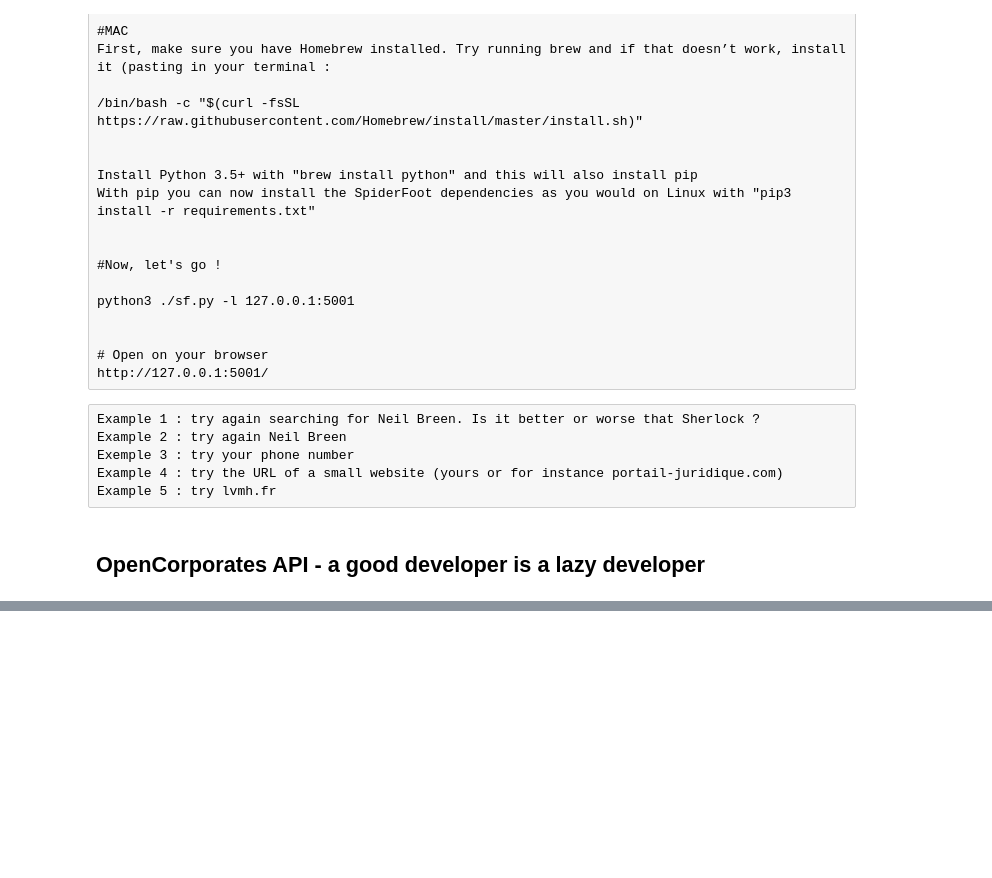
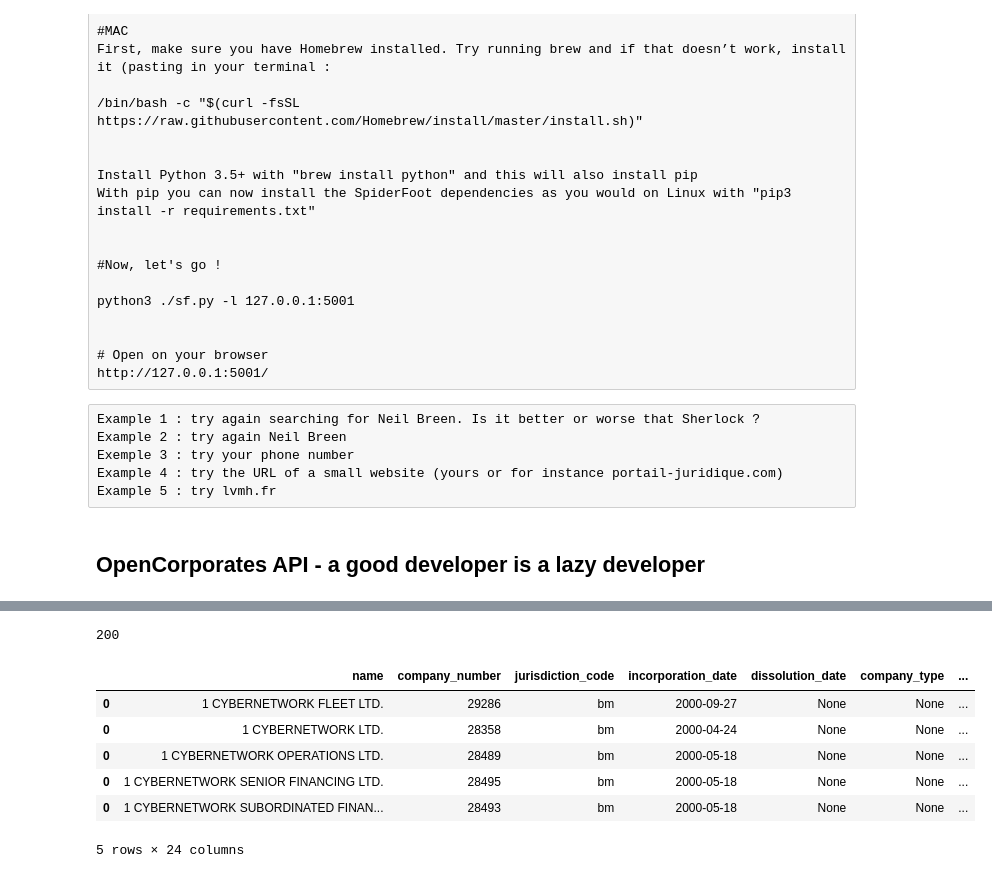
Before and after one commit to XiaoS007/EIJC2020-1, a Jupyter notebook: investigate_people.ipynb, the cells around one changed output, grey strips where cells are left out. Saved outputs shown, nothing was run; the diff lists cells and outputs as text; code cells hidden in the pictures; blank space fills up the shorter version.

```diff
--- a/investigate_people.ipynb
+++ b/investigate_people.ipynb
@@ -147,31 +199,41 @@ import pandas as pd
 search_url = 'https://api.opencorporates.com/v0.4/companies/search'
 
 
 country_code = 'bm'
 #date_range = '1995-01-01:2000-01-01'
 name='cybernetwork'
 #name='trump'
 
 data_params = {
     #'api_token':api_token,
     #'incorporation_date':date_range,
     'jurisdiction_code':country_code,
     'name':name
 }
 
 
 r = requests.get(url = search_url, params=data_params)
 print(r.status_code)
 
 data = r.json()
 
 
 df = None
 for row in data["results"]["companies"]:
     if df is None:
         df = pd.json_normalize(row["company"])
     else:
         df = pd.concat([df, pd.json_normalize(row["company"])])
 
 df1 = pd.DataFrame(df)
-df1.to_csv('companies.csv', index=False, encoding='utf-8')
+df1.to_csv(local_path + 'companies.csv', index=False, encoding='utf-8')
+display(df1)
+# %% [output]
+200
+|  | name | company_number | jurisdiction_code | incorporation_date | dissolution_date | company_type | ... |
+| 0 | 1 CYBERNETWORK FLEET LTD. | 29286 | bm | 2000-09-27 | None | None | ... |
+| 0 | 1 CYBERNETWORK LTD. | 28358 | bm | 2000-04-24 | None | None | ... |
+| 0 | 1 CYBERNETWORK OPERATIONS LTD. | 28489 | bm | 2000-05-18 | None | None | ... |
+| 0 | 1 CYBERNETWORK SENIOR FINANCING LTD. | 28495 | bm | 2000-05-18 | None | None | ... |
+| 0 | 1 CYBERNETWORK SUBORDINATED FINAN... | 28493 | bm | 2000-05-18 | None | None | ... |
+5 rows × 24 columns
```
Also changed, not shown: parts of 2 cells of this notebook.
